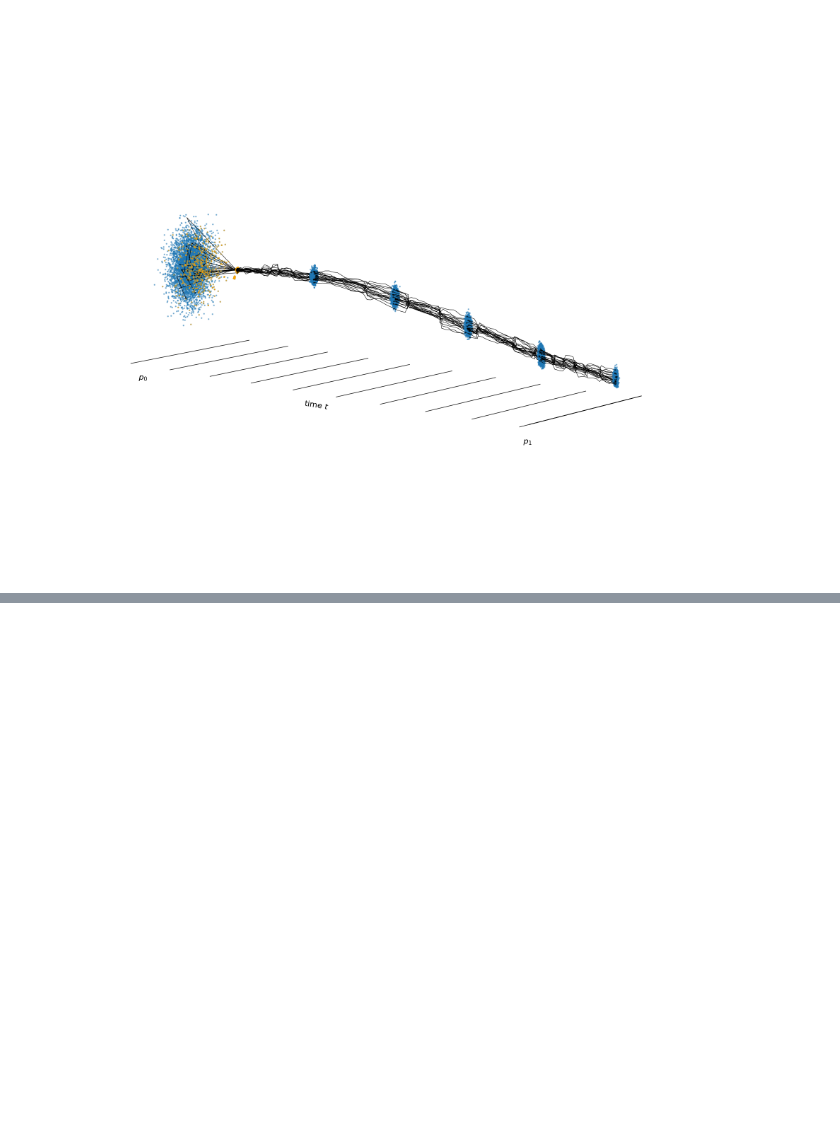
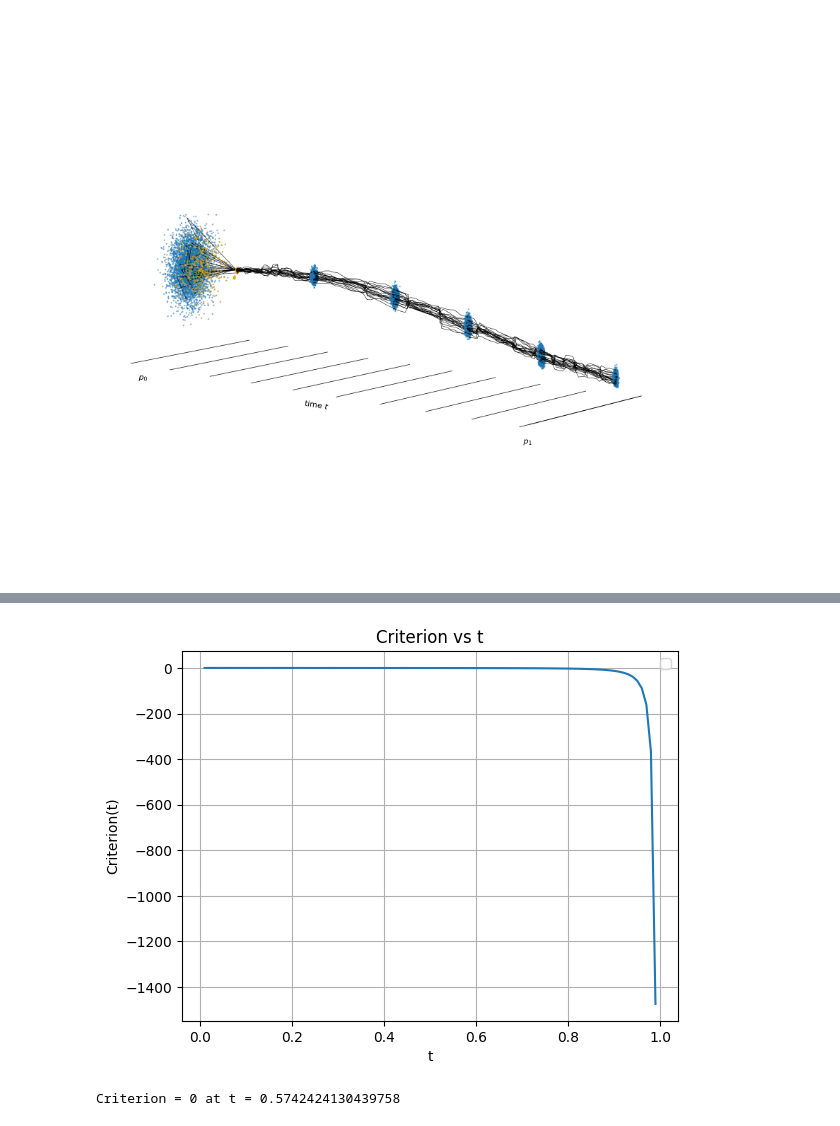
Before and after one commit to ziseoklee/ACE, a Jupyter notebook: 2D-Diverging-Checker.ipynb, the cells around one changed output, grey strips where cells are left out. Cells and saved outputs as stored; diff of their text form; code cells hidden in the pictures; blank space fills up the shorter version.

```diff
--- a/2D-Diverging-Checker.ipynb
+++ b/2D-Diverging-Checker.ipynb
@@ -495,0 +567,36 @@ plot_path_trajectories(sample_history, n_frame=6, resample_history=resample_hist
+# %%
+
+conformer_beta_t_squared = lambda t: (1 - t**2)**2
+sbdd_beta_t_squared = lambda t: (1- t)**2
+denovo_beta_t_squared = lambda t: (1 -t)**2
+
+Criterion = lambda t: 1 / conformer_beta_t_squared(t)  - 0.4 / denovo_beta_t_squared(t)
+
+
+# plot Criterion for t in [0.0:0.01:0.99]
+t = torch.linspace(0.01, 0.99, 100)
+plt.plot(t.numpy(), Criterion(t).numpy())
+# plt.yscale('log')
+# plt.plot(t.numpy(), conformer_beta_t_squared(t).numpy(), label='conformer_beta_t')
+# plt.plot(t.numpy(), sbdd_beta_t_squared(t).numpy(), label='sbdd_beta_t')
+# plt.plot(t.numpy(), denovo_beta_t_squared(t).numpy(), label='denovo_beta_t')
+plt.legend()
+plt.xlabel('t')
+plt.ylabel('Criterion(t)')
+plt.title('Criterion vs t')
+plt.grid(True)
+plt.savefig(os.path.join(experiment_id, "Criterion_plot.png"))
+plt.show()
+
+# print when Criterion = 0
+for i in range(len(t)-1):
+    if Criterion(t[i]) > 0 and Criterion(t[i+1]) < 0:
+        print("Criterion = 0 at t =", t[i].item())
+        break
+for i in range(len(t)-1):
+    if Criterion(t[i]) < 0 and Criterion(t[i+1]) > 0:
+        print("Criterion = 0 at t =", t[i].item())
+        break
+# %% [output]
+[figure, added]
+Criterion = 0 at t = 0.5742424130439758
```
Also changed, not shown: parts of 7 cells of this notebook, 13 other files.
